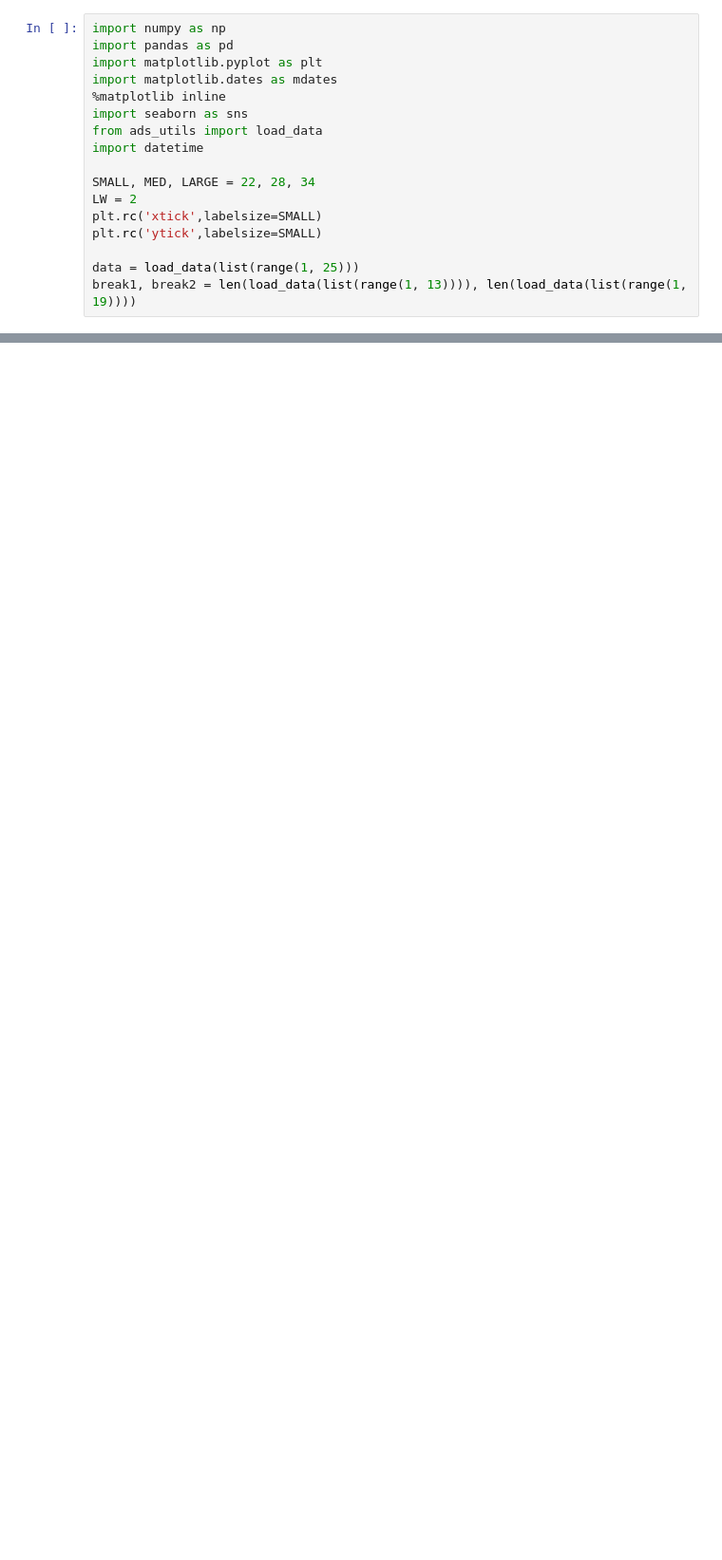
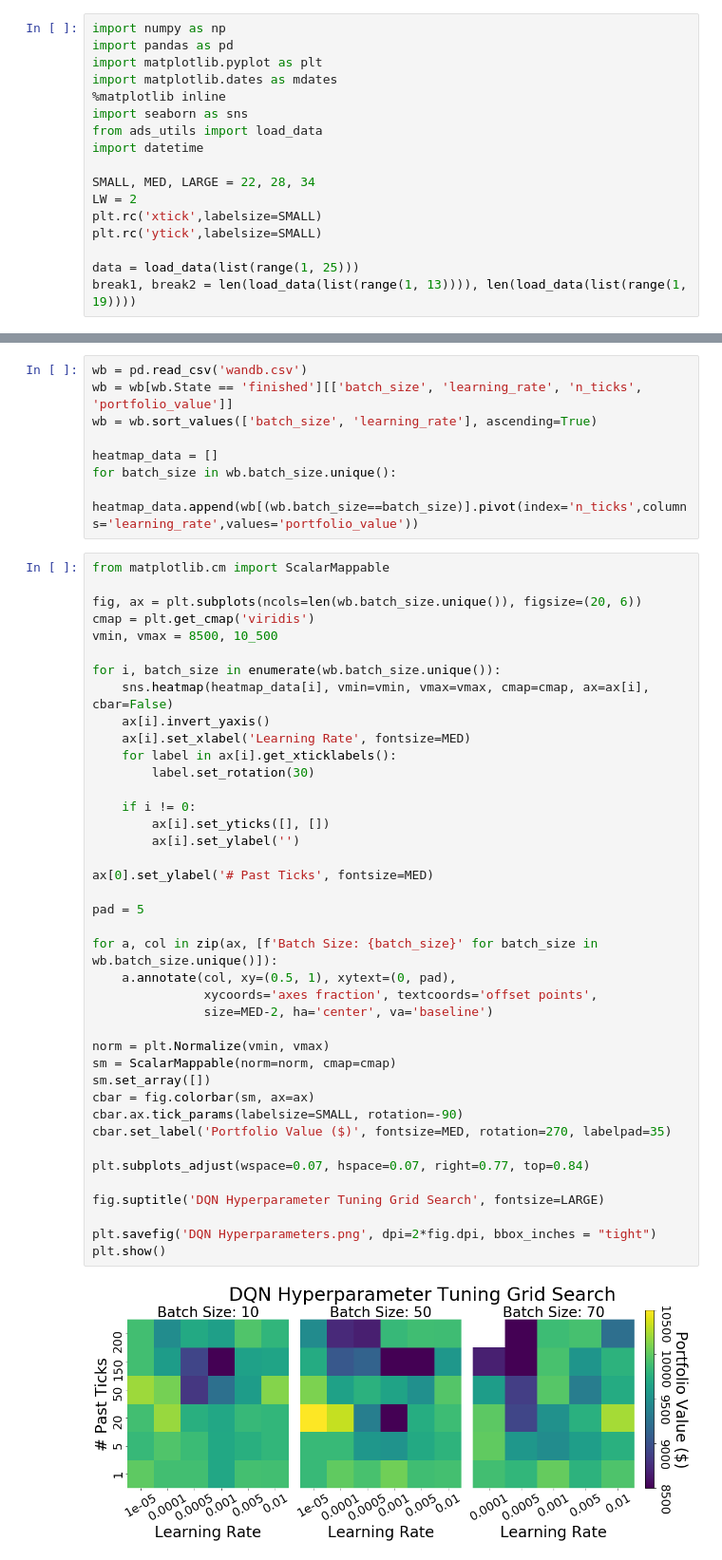
Before and after one commit to YAOS5/Amazon-Trading-Bot, a Jupyter notebook: Report Graphs.ipynb, the cells around one changed output, grey strips where cells are left out. Shown at 95% size. Drawn from its saved outputs; the diff is of its cells as text; blank space fills up the shorter version.

Commit message:
Added Hyperparameter Tuning Graph

```diff
--- a/Report Graphs.ipynb
+++ b/Report Graphs.ipynb
@@ -45 +49,51 @@ plt.show()
 [figure]
+# %%
+wb = pd.read_csv('wandb.csv')
+wb = wb[wb.State == 'finished'][['batch_size', 'learning_rate', 'n_ticks', 'portfolio_value']]
+wb = wb.sort_values(['batch_size', 'learning_rate'], ascending=True)
+
+heatmap_data = []
+for batch_size in wb.batch_size.unique():
+    heatmap_data.append(wb[(wb.batch_size==batch_size)].pivot(index='n_ticks',columns='learning_rate',values='portfolio_value'))
+# %%
+from matplotlib.cm import ScalarMappable
+
+fig, ax = plt.subplots(ncols=len(wb.batch_size.unique()), figsize=(20, 6))
+cmap = plt.get_cmap('viridis')
+vmin, vmax = 8500, 10_500
+
+for i, batch_size in enumerate(wb.batch_size.unique()):
+    sns.heatmap(heatmap_data[i], vmin=vmin, vmax=vmax, cmap=cmap, ax=ax[i], cbar=False)
+    ax[i].invert_yaxis()
+    ax[i].set_xlabel('Learning Rate', fontsize=MED)
+    for label in ax[i].get_xticklabels():
+        label.set_rotation(30)
+
+    if i != 0:
+        ax[i].set_yticks([], [])
+        ax[i].set_ylabel('')
+
+ax[0].set_ylabel('# Past Ticks', fontsize=MED)
+
+pad = 5
+
+for a, col in zip(ax, [f'Batch Size: {batch_size}' for batch_size in wb.batch_size.unique()]):
+    a.annotate(col, xy=(0.5, 1), xytext=(0, pad),
+               xycoords='axes fraction', textcoords='offset points',
+               size=MED-2, ha='center', va='baseline')
+
+norm = plt.Normalize(vmin, vmax)
+sm = ScalarMappable(norm=norm, cmap=cmap)
+sm.set_array([])
+cbar = fig.colorbar(sm, ax=ax)
+cbar.ax.tick_params(labelsize=SMALL, rotation=-90)
+cbar.set_label('Portfolio Value ($)', fontsize=MED, rotation=270, labelpad=35)
+
+plt.subplots_adjust(wspace=0.07, hspace=0.07, right=0.77, top=0.84)
+
+fig.suptitle('DQN Hyperparameter Tuning Grid Search', fontsize=LARGE)
+
+plt.savefig('DQN Hyperparameters.png', dpi=2*fig.dpi, bbox_inches = "tight")
+plt.show()
+# %% [output]
+[figure, added]
```
Also changed, not shown: parts of 4 cells of this notebook, 2 other files.
